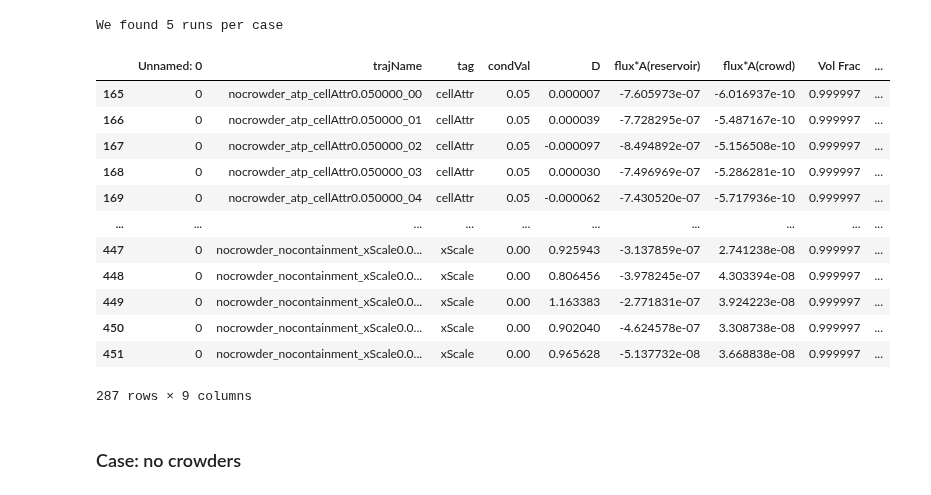
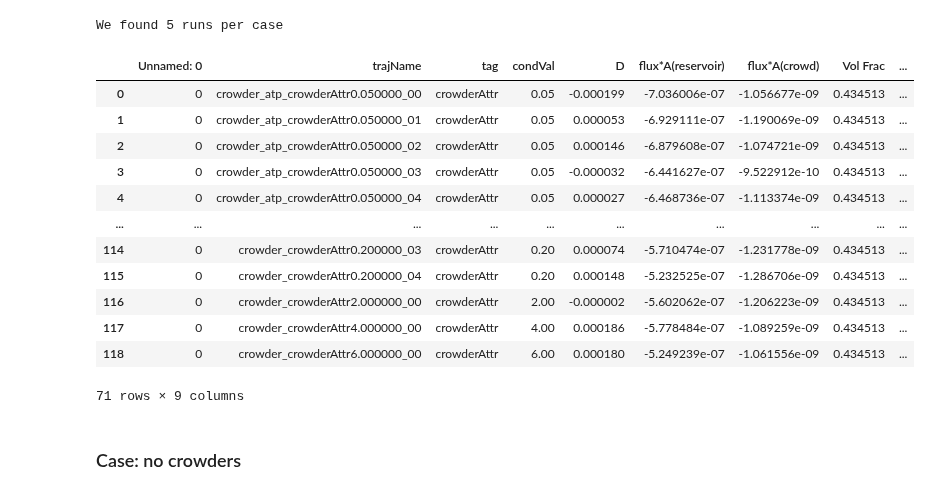
Before and after one commit to huskeypm/cellmigration, a Jupyter notebook: migration_paper.ipynb, the cells around one changed output. Drawn from its saved outputs; the diff is of its cells as text; code cells hidden in the pictures.

```diff
--- a/migration_paper.ipynb
+++ b/migration_paper.ipynb
@@ -122,21 +119,21 @@ crowder_atp = df.loc[
 ]
 # %%
 df.loc[
-     df['trajName'].str.contains("nocrowder") ]
+     df['trajName'].str.contains("crowderAttr") ]
 # %% [output]
 |  | Unnamed: 0 | trajName | tag | condVal | D | flux*A(reservoir) | flux*A(crowd) | Vol Frac | ... |
-| 165 | 0 | nocrowder_atp_cellAttr0.050000_00 | cellAttr | 0.05 | 0.000007 | -7.605973e-07 | -6.016937e-10 | 0.999997 | ... |
-| 166 | 0 | nocrowder_atp_cellAttr0.050000_01 | cellAttr | 0.05 | 0.000039 | -7.728295e-07 | -5.487167e-10 | 0.999997 | ... |
-| 167 | 0 | nocrowder_atp_cellAttr0.050000_02 | cellAttr | 0.05 | -0.000097 | -8.494892e-07 | -5.156508e-10 | 0.999997 | ... |
-| 168 | 0 | nocrowder_atp_cellAttr0.050000_03 | cellAttr | 0.05 | 0.000030 | -7.496969e-07 | -5.286281e-10 | 0.999997 | ... |
-| 169 | 0 | nocrowder_atp_cellAttr0.050000_04 | cellAttr | 0.05 | -0.000062 | -7.430520e-07 | -5.717936e-10 | 0.999997 | ... |
+| 0 | 0 | crowder_atp_crowderAttr0.050000_00 | crowderAttr | 0.05 | -0.000199 | -7.036006e-07 | -1.056677e-09 | 0.434513 | ... |
+| 1 | 0 | crowder_atp_crowderAttr0.050000_01 | crowderAttr | 0.05 | 0.000053 | -6.929111e-07 | -1.190069e-09 | 0.434513 | ... |
+| 2 | 0 | crowder_atp_crowderAttr0.050000_02 | crowderAttr | 0.05 | 0.000146 | -6.879608e-07 | -1.074721e-09 | 0.434513 | ... |
+| 3 | 0 | crowder_atp_crowderAttr0.050000_03 | crowderAttr | 0.05 | -0.000032 | -6.441627e-07 | -9.522912e-10 | 0.434513 | ... |
+| 4 | 0 | crowder_atp_crowderAttr0.050000_04 | crowderAttr | 0.05 | 0.000027 | -6.468736e-07 | -1.113374e-09 | 0.434513 | ... |
 | ... | ... | ... | ... | ... | ... | ... | ... | ... | ... |
-| 447 | 0 | nocrowder_nocontainment_xScale0.0... | xScale | 0.00 | 0.925943 | -3.137859e-07 | 2.741238e-08 | 0.999997 | ... |
-| 448 | 0 | nocrowder_nocontainment_xScale0.0... | xScale | 0.00 | 0.806456 | -3.978245e-07 | 4.303394e-08 | 0.999997 | ... |
-| 449 | 0 | nocrowder_nocontainment_xScale0.0... | xScale | 0.00 | 1.163383 | -2.771831e-07 | 3.924223e-08 | 0.999997 | ... |
-| 450 | 0 | nocrowder_nocontainment_xScale0.0... | xScale | 0.00 | 0.902040 | -4.624578e-07 | 3.308738e-08 | 0.999997 | ... |
-| 451 | 0 | nocrowder_nocontainment_xScale0.0... | xScale | 0.00 | 0.965628 | -5.137732e-08 | 3.668838e-08 | 0.999997 | ... |
+| 114 | 0 | crowder_crowderAttr0.200000_03 | crowderAttr | 0.20 | 0.000074 | -5.710474e-07 | -1.231778e-09 | 0.434513 | ... |
+| 115 | 0 | crowder_crowderAttr0.200000_04 | crowderAttr | 0.20 | 0.000148 | -5.232525e-07 | -1.286706e-09 | 0.434513 | ... |
+| 116 | 0 | crowder_crowderAttr2.000000_00 | crowderAttr | 2.00 | -0.000002 | -5.602062e-07 | -1.206223e-09 | 0.434513 | ... |
+| 117 | 0 | crowder_crowderAttr4.000000_00 | crowderAttr | 4.00 | 0.000186 | -5.778484e-07 | -1.089259e-09 | 0.434513 | ... |
+| 118 | 0 | crowder_crowderAttr6.000000_00 | crowderAttr | 6.00 | 0.000180 | -5.249239e-07 | -1.061556e-09 | 0.434513 | ... |
-287 rows × 9 columns
+71 rows × 9 columns
 # %% [markdown]
 ### Case: no crowders
 # %%
```
Also changed, not shown: parts of 15 cells of this notebook.
